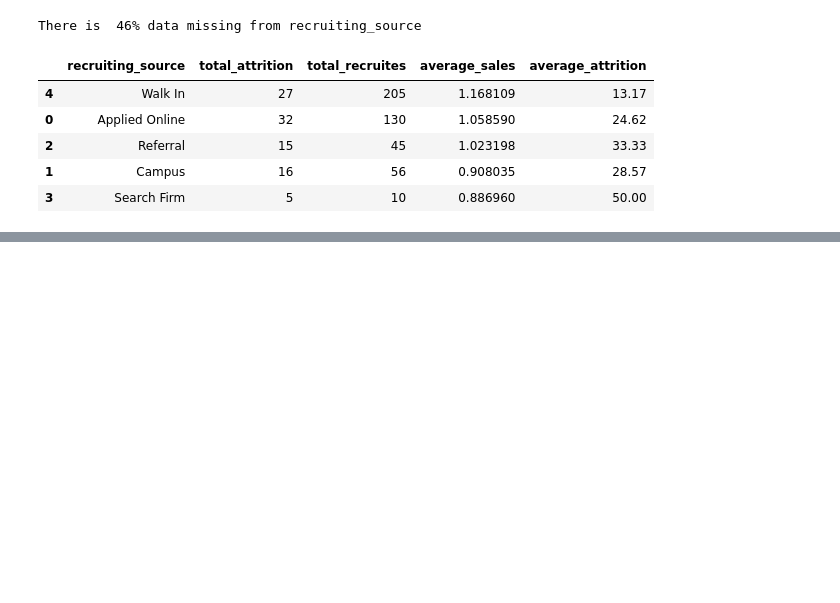
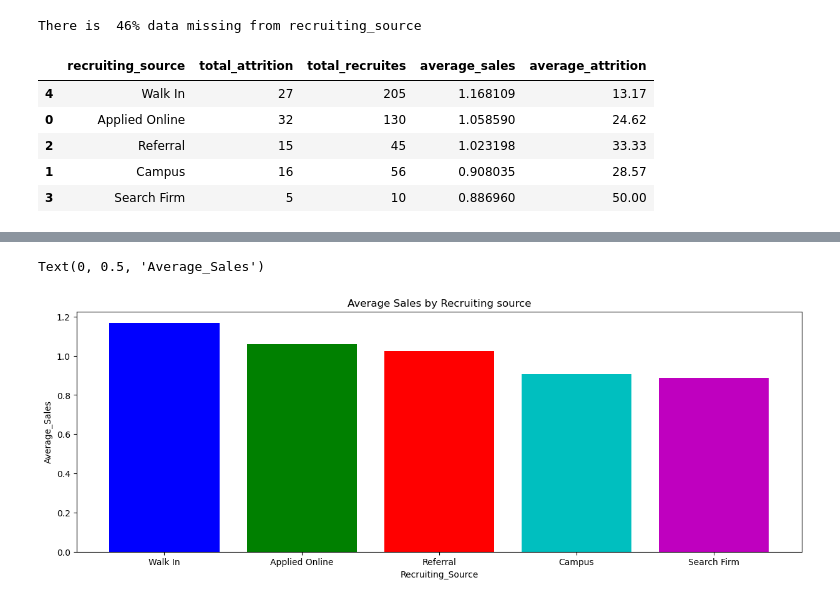
Before and after one commit to 7H0M45-4N70NY/MentorMind, a Jupyter notebook: EDA Recuitment_sources.ipynb, the cells around one changed output, grey strips where cells are left out. Drawn from its saved outputs; the diff is of its cells as text; code cells hidden in the pictures; blank space fills up the shorter version.

```diff
--- a/EDA Recuitment_sources.ipynb
+++ b/EDA Recuitment_sources.ipynb
@@ -91,0 +102,10 @@ grouped.sort_values(by=["average_sales","average_attrition"],ascending=[0,1])
+# %%
+grouped_sorted = grouped.sort_values("average_sales",ascending=False)
+plt.figure(figsize=(15,5))
+plt.bar(grouped_sorted['recruiting_source'],grouped_sorted['average_sales'],color=["b","g","r","c","m"])
+plt.title("Average Sales by Recruiting source")
+plt.xlabel("Recruiting_Source")
+plt.ylabel("Average_Sales")
+# %% [output]
+Text(0, 0.5, 'Average_Sales')
+[figure, added]
```
Also changed, not shown: parts of 2 cells of this notebook.
